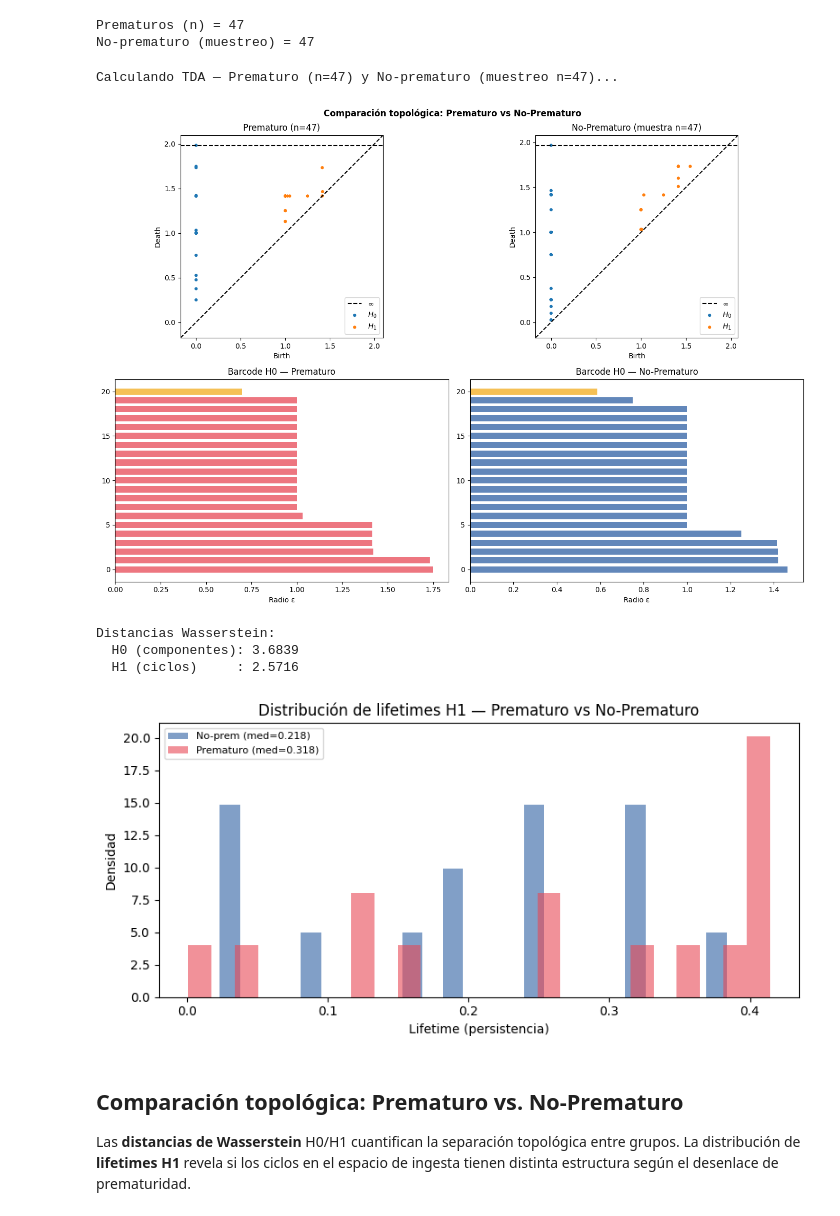
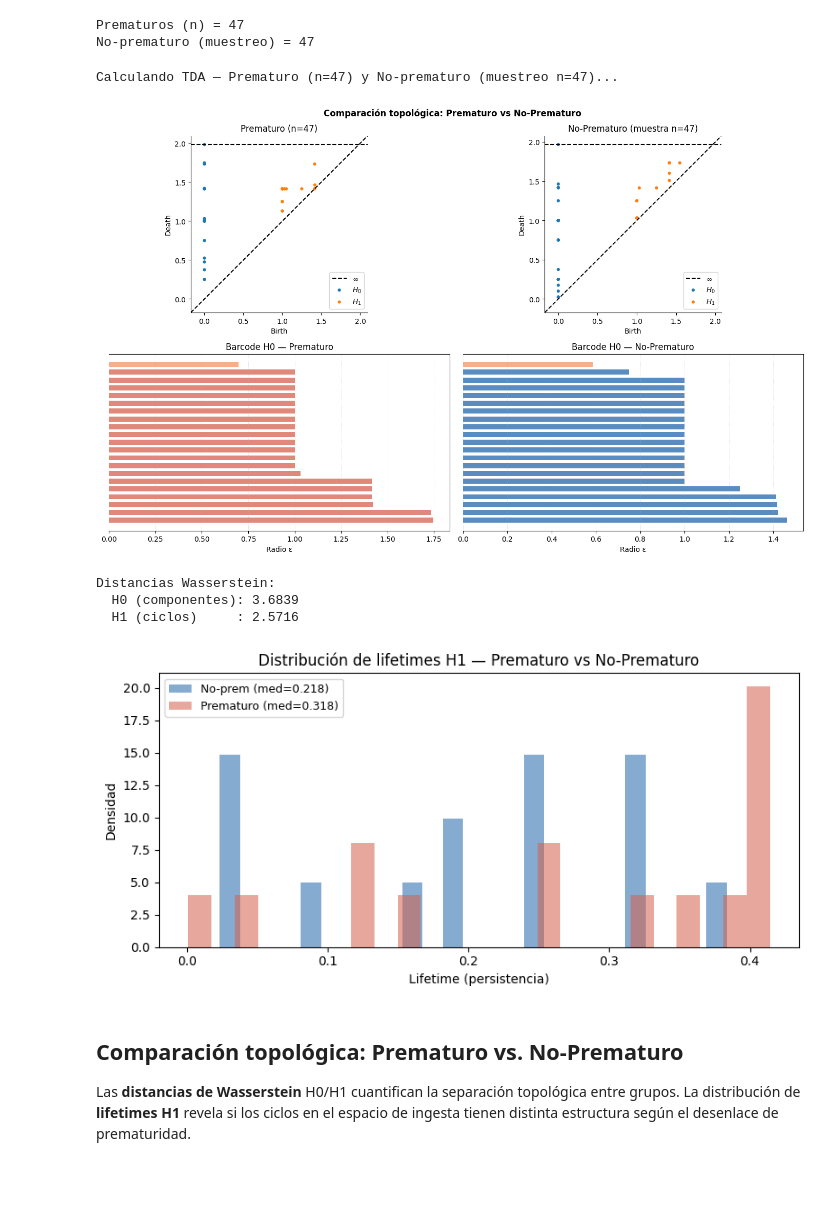
Before and after one commit to brbrbre/Reto-Topologia, a Jupyter notebook: Mapper/StatsMapper.ipynb, the cells around one changed output. Saved outputs shown, nothing was run; the diff lists cells and outputs as text; code cells hidden in the pictures; blank space fills up the shorter version.

```diff
--- a/Mapper/StatsMapper.ipynb
+++ b/Mapper/StatsMapper.ipynb
@@ -257,15 +274,6 @@ def plot_barcode(
     title: str,
     n_bars: int = 20,
 ) -> None:
-    """Plot a persistence barcode for one homological dimension.
-
-    Args:
-        ax: Matplotlib axes to draw on.
-        dgm: Persistence diagram array of shape (n, 2) with [birth, death] columns.
-        color: Bar fill color for finite features.
-        title: Axes title.
-        n_bars: Maximum number of bars to display, sorted by persistence.
-    """
     dgm_finite   = dgm[np.isfinite(dgm[:, 1])]
     dgm_infinite = dgm[~np.isfinite(dgm[:, 1])]
     if len(dgm_finite) > 0:
@@ -273,14 +281,17 @@ def plot_barcode(
         sort_idx    = np.argsort(persistence)[::-1]
         for i, j in enumerate(sort_idx[:n_bars]):
             ax.barh(i, persistence[j], left=dgm_finite[j, 0],
-                    height=0.7, color=color, alpha=0.75)
+                    height=0.65, color=color, alpha=0.75)
     if len(dgm_infinite) > 0:
         x_max = dgm_finite[:, 1].max() if len(dgm_finite) > 0 else 1.0
         for k in range(len(dgm_infinite)):
             ax.barh(n_bars + k, x_max * 0.4, left=dgm_infinite[k, 0],
-                    height=0.7, color=PALETTE['accent'], alpha=0.9)
+                    height=0.65, color=PALETTE['accent'], alpha=0.9)
     ax.set_xlabel('Radio ε')
     ax.set_title(title)
+    ax.set_yticks([])                                    # índices de barra no aportan
+    ax.spines['left'].set_visible(False)                 # spine izquierdo eliminado
+    ax.grid(axis='x', linestyle=':', linewidth=0.6, alpha=0.5)  # grid sólo en x
 
 print(f'Calculando homología persistente sobre {len(df_tda)} puntos en {len(TDA_INTAKE)}D…')
 result_full = ripser.ripser(X_scaled, maxdim=1)
@@ -302,6 +313,8 @@ persim.plot_diagrams(dgms_full, ax=ax0, show=False)
 ax0.set_title('Diagrama de Persistencia')
 ax0.set_xlabel('Nacimiento (radio ε)')
 ax0.set_ylabel('Muerte (radio ε)')
+for sp in ['top', 'right']:  # persim no respeta rcParams de spines
+    ax0.spines[sp].set_visible(False)
 
 plot_barcode(fig.add_subplot(gs[1]), dgms_full[0], PALETTE['primary'],
              'Barcode H0 — Componentes conexas')
@@ -397,14 +410,15 @@ fig.suptitle('Homología Persistente por Patrón de Suplementación', fontweight
 for col, nombre in enumerate(nombres):
     color = subgrupos[nombre][1]
     mask  = subgrupos[nombre][0]
-    persim.plot_diagrams(dgms_sub[nombre], ax=axes[0, col], show=False,)
+    persim.plot_diagrams(dgms_sub[nombre], ax=axes[0, col], show=False)
     axes[0, col].set_title(f'{nombre}\n(n={mask.sum()})')
+    for sp in ['top', 'right']:  # persim ignora rcParams
+        axes[0, col].spines[sp].set_visible(False)
     plot_barcode(axes[1, col], dgms_sub[nombre][1], color, f'H1 — {nombre}')
 
 plt.tight_layout()
 plt.show()
 
-# Distancias Wasserstein
 from persim import wasserstein
 print('Distancias Wasserstein H1 entre subgrupos:')
 for i in range(len(nombres)):
@@ -928,13 +953,16 @@ print(f'Calculando TDA — Prematuro (n={len(X_prem)}) y No-prematuro (muestreo
 dgm_prem   = ripser.ripser(X_prem, maxdim=1)['dgms']
 dgm_noprem = ripser.ripser(X_noprem_sub, maxdim=1)['dgms']
 
-fig, axes = plt.subplots(2, 2, figsize=(14, 10))
+fig, axes = plt.subplots(2, 2, figsize=(14, 9))  # proporción más equilibrada
 fig.suptitle('Comparación topológica: Prematuro vs No-Prematuro', fontweight='bold')
 
 persim.plot_diagrams(dgm_prem,   ax=axes[0, 0], show=False)
 axes[0, 0].set_title(f'Prematuro (n={len(X_prem)})')
 persim.plot_diagrams(dgm_noprem, ax=axes[0, 1], show=False)
 axes[0, 1].set_title(f'No-Prematuro (muestra n={len(X_noprem_sub)})')
+for ax_d in axes[0]:  # persim ignora rcParams de spines
+    for sp in ['top', 'right']:
+        ax_d.spines[sp].set_visible(False)
 
 plot_barcode(axes[1, 0], dgm_prem[0],   PALETTE['secondary'], 'Barcode H0 — Prematuro')
 plot_barcode(axes[1, 1], dgm_noprem[0], PALETTE['primary'],   'Barcode H0 — No-Prematuro')
@@ -943,51 +971,41 @@ plt.tight_layout()
 plt.show()
 
 from persim import wasserstein
 wasserstein_h0 = wasserstein(dgm_prem[0], dgm_noprem[0])
 wasserstein_h1 = wasserstein(dgm_prem[1], dgm_noprem[1])
 print('Distancias Wasserstein:')
 print(f'  H0 (componentes): {wasserstein_h0:.4f}')
 print(f'  H1 (ciclos)     : {wasserstein_h1:.4f}')
 
 
 def get_lifetimes(dgm, dim: int) -> 'np.ndarray':
-    """Extract lifetimes for one homological dimension.
-
-    Args:
-        dgm: Persistence diagrams list (output of ripser).
-        dim: Dimension index (0 for H0, 1 for H1).
-
-    Returns:
-        1-D array of lifetimes (death - birth), with infinite deaths replaced
-        by 1.05 × max finite death.
-    """
     pts = dgm[dim].copy()
     fin_max = pts[np.isfinite(pts)].max() if np.isfinite(pts).any() else 0
     pts[~np.isfinite(pts)] = fin_max * 1.05
     return pts[:, 1] - pts[:, 0]
 
 
 lt_prem_h1   = get_lifetimes(dgm_prem,   1)
 lt_noprem_h1 = get_lifetimes(dgm_noprem, 1)
 
 fig, ax = plt.subplots(1, 1, figsize=(8, 4))
-ax.hist(lt_noprem_h1, bins=25, alpha=0.6, color=PALETTE['primary'],
+ax.hist(lt_noprem_h1, bins=25, alpha=0.55, color=PALETTE['primary'],
         label=f'No-prem (med={np.median(lt_noprem_h1):.3f})', density=True)
-ax.hist(lt_prem_h1,   bins=25, alpha=0.6, color=PALETTE['secondary'],
+ax.hist(lt_prem_h1,   bins=25, alpha=0.55, color=PALETTE['secondary'],
         label=f'Prematuro (med={np.median(lt_prem_h1):.3f})', density=True)
 ax.set_title('Distribución de lifetimes H1 — Prematuro vs No-Prematuro')
 ax.set_xlabel('Lifetime (persistencia)')
 ax.set_ylabel('Densidad')
-ax.legend(fontsize=8)
+ax.legend(fontsize=9)
 plt.tight_layout()
 plt.show()
 # %% [output]
 Calculando TDA — Prematuro (n=47) y No-prematuro (muestreo n=47)...
-[figure, old version]
+[figure, new version]
 Distancias Wasserstein:
   H0 (componentes): 3.6839
   H1 (ciclos)     : 2.5716
-[figure, old version]
+[figure, new version]
 # %% [markdown]
 ## Comparación topológica: Prematuro vs. No-Prematuro
 
```
Also changed, not shown: parts of 13 cells of this notebook, 1 other file.
